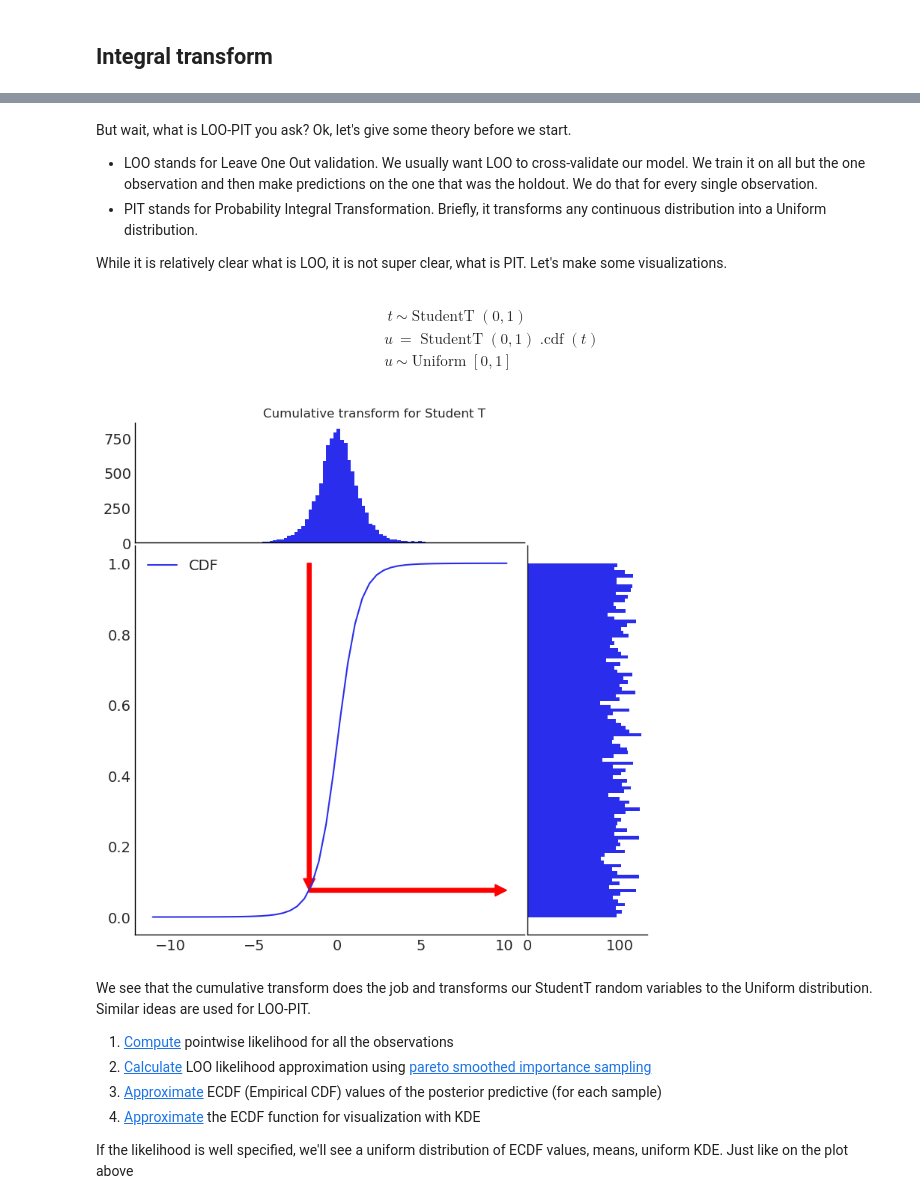
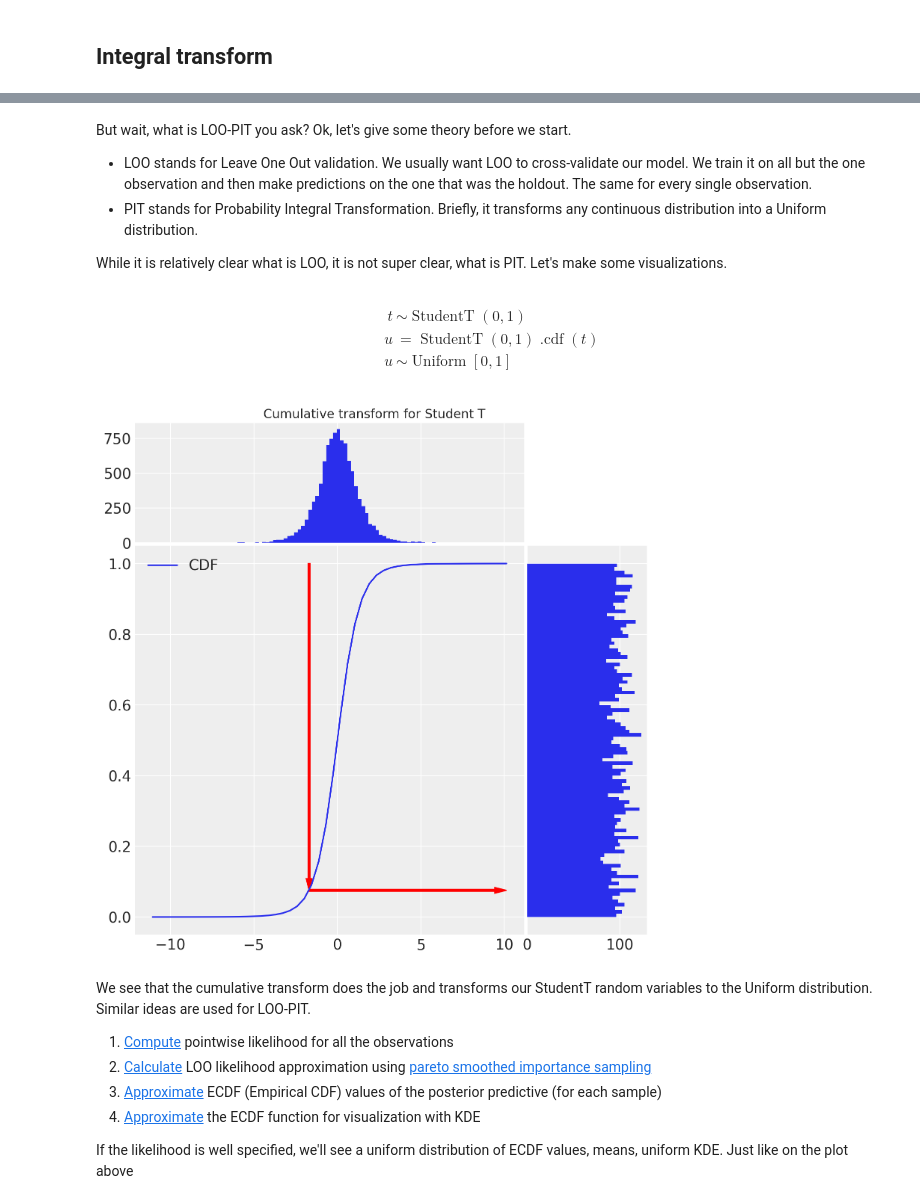
Before and after one commit to ferrine/blog, a Jupyter notebook: source/posts/2022/loo-pit/post.ipynb, the cells around one changed output, grey strips where cells are left out. Cells and saved outputs as stored; diff of their text form; code cells hidden in the pictures.

Commit message:
check spelling, polish plots

```diff
--- a/source/posts/2022/loo-pit/post.ipynb
+++ b/source/posts/2022/loo-pit/post.ipynb
@@ -19,7 +20,7 @@ First of all, we need a model to demonstrate the pathologies that can be diagnos
 # %% [markdown]
 But wait, what is LOO-PIT you ask? Ok, let's give some theory before we start.
 
-* LOO stands for Leave One Out validation. We usually want LOO to cross-validate our model. We train it on all but the one observation and then make predictions on the one that was the holdout. We do that for every single observation.
+* LOO stands for Leave One Out validation. We usually want LOO to cross-validate our model. We train it on all but the one observation and then make predictions on the one that was the holdout. The same for every single observation.
 * PIT stands for Probability Integral Transformation. Briefly, it transforms any continuous distribution into a Uniform distribution.
 
 While it is relatively clear what is LOO, it is not super clear, what is PIT. Let's make some visualizations.
@@ -30,7 +31,6 @@ import arviz as az
 import numpy as np
 import warnings
 import pymc as pm
-az.style.use("arviz-white")
 warnings.filterwarnings("ignore")
 # %%
 student_t = scipy.stats.t(df=5)
@@ -60,41 +60,41 @@ def scatter_hist(dist1, dist2, ax, ax_histx, ax_histy, n=10000):
     ax.plot(r, dist1.cdf(r), label="CDF")
     ax.arrow(x[0], 1, 0, y[0]-1,
              length_includes_head=True,
-             width=0.01 * (ax.get_xlim()[1]-ax.get_xlim()[0]),
+             width=0.005 * (ax.get_xlim()[1]-ax.get_xlim()[0]),
              head_length=0.03 * (ax.get_ylim()[1]-ax.get_ylim()[0]),
              color="r"
             )
     ax.arrow(x[0], y[0], max(x)-x[0], 0,
              length_includes_head=True,
-             width=0.01 * (ax.get_ylim()[1]-ax.get_ylim()[0]),
+             width=0.005 * (ax.get_ylim()[1]-ax.get_ylim()[0]),
              head_length=0.03 * (ax.get_xlim()[1]-ax.get_xlim()[0]),
              color="r"
             )
     ax_histx.hist(x, bins=100)
     ax_histy.hist(y, bins=100, orientation='horizontal')
 
 # definitions for the axes
 left, width = 0.1, 0.65
 bottom, height = 0.1, 0.65
 spacing = 0.005
 
 
 rect_scatter = [left, bottom, width, height]
 rect_histx = [left, bottom + height + spacing, width, 0.2]
 rect_histy = [left + width + spacing, bottom, 0.2, height]
 
 # start with a square Figure
 fig = plt.figure(figsize=(8, 8))
 
 ax = fig.add_axes(rect_scatter)
 ax_histx = fig.add_axes(rect_histx, sharex=ax)
 ax_histy = fig.add_axes(rect_histy, sharey=ax)
 
 scatter_hist(student_t, uniform, ax, ax_histx, ax_histy);
 ax.legend()
 plt.suptitle("Cumulative transform for Student T");
 # %% [output]
-[figure, old version]
+[figure, new version]
 # %% [markdown]
 We see that the cumulative transform does the job and transforms our StudentT random variables to the Uniform distribution. Similar ideas are used for LOO-PIT.
 
```
Also changed, not shown: parts of 33 cells of this notebook, 3 other files.
